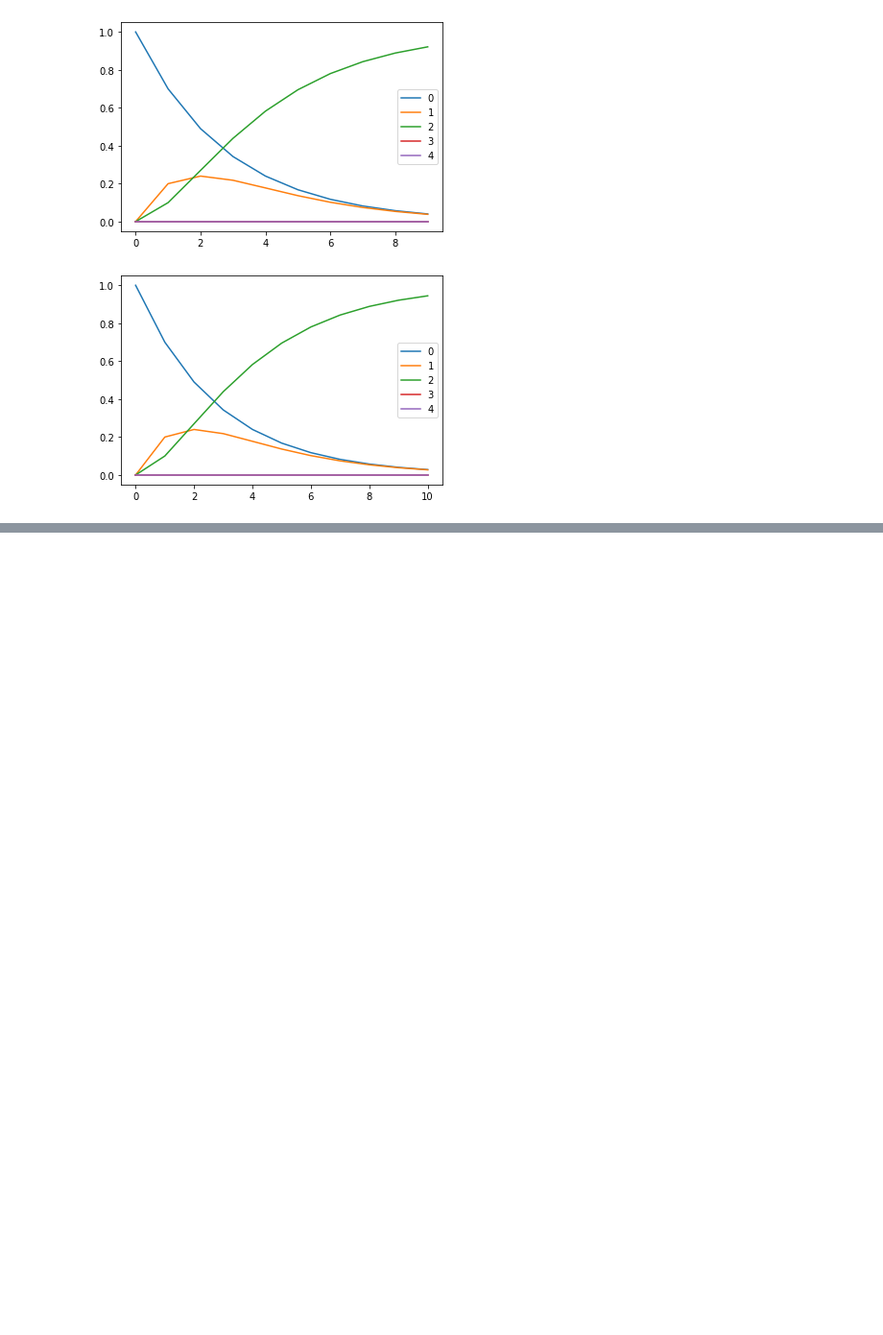
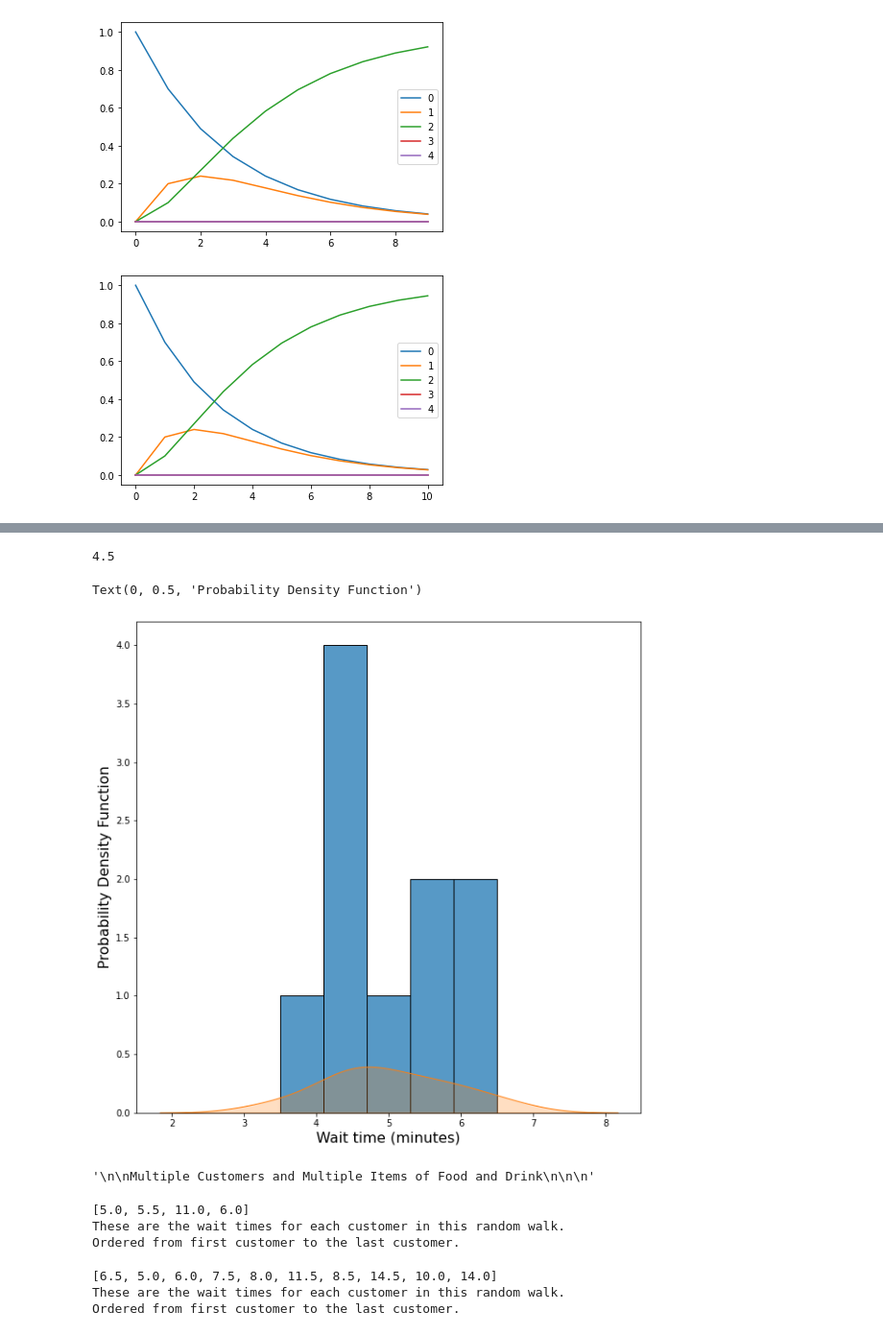
Before and after one commit to 16mnd/Stochastic_Processes, a Jupyter notebook: Sotchastic_Processes.ipynb, the cells around one changed output, grey strips where cells are left out. Shown at 96% size. Saved outputs shown, nothing was run; the diff lists cells and outputs as text; code cells hidden in the pictures; blank space fills up the shorter version.

```diff
--- a/Sotchastic_Processes.ipynb
+++ b/Sotchastic_Processes.ipynb
@@ -216,0 +325,13 @@ The Markov Chain has 1 absorbing state (index):
+# %%
+#assigning mean value and variance for each item of food and drink. So the probability of selecting that food and the mean and variance alongside it
+
+food_info = pd.DataFrame(kind_of_food,columns=['State 1'])
+mean_list = []
+var_list = []
+for i in range(len(food_info)):
+    mean_list.append(np.random.choice(np.linspace(3,6,1000)))
+    var_list.append(np.random.choice(np.linspace(0.1,1.5,1000)))
+food_info[r'$\mean$']=mean_list
+food_info[r'$\std$']=var_list
+food_info[r'$p$'] = prob
+food_info.head()
@@ -216,0 +345,47 @@ The Markov Chain has 1 absorbing state (index):
+# %%
+#markov chain for choosing a random food item and how long it would take to order and get your drink (given this distribution of items of food)
+
+def multipleItemsAndTimes():
+    start = states['O']
+    ordering_time = 0.5  #half a minute to order food and drink
+    first_state = states['W']
+    chosen = np.random.choice(range(0,len(kind_of_food)),p=prob)
+    mean, var = food_info[r'$\mean$'].loc[chosen], food_info[r'$\std$'].loc[chosen]
+    wait_time = 0
+    z = 0
+    while z == 0:
+        p = stats.norm.cdf(wait_time, loc=mean, scale=var)
+        z = np.random.choice([0,1],p = [1-p,p])
+        wait_time = wait_time+0.5
+
+    return wait_time
+multipleItemsAndTimes()
+# %% [output]
+4.5
+# %%
+wait_time_list = []
+for i in range(10): #10 simulations of this game.. more simulations we run the closer we get to the stationary distribution
+    wait_time_list.append(multipleItemsAndTimes())
+plt.figure(figsize=(10,10))
+sns.histplot(wait_time_list,fill=True)   #histogram plotting of distirubtion for wait time
+plt.xlabel('Waiting time (minutes)',fontsize=16)
+plt.ylabel('Count',fontsize=16)
+sns.kdeplot(wait_time_list,fill=True)  #kernel density plot of disitribution
+plt.xlabel('Wait time (minutes)',fontsize=16)
+plt.ylabel('Probability Density Function',fontsize=16)
+# %% [output]
+Text(0, 0.5, 'Probability Density Function')
+[figure, added]
+# %%
+####################################################################################
+
+'''
+
+Multiple Customers and Multiple Items of Food and Drink
+
+
+'''
+
+####################################################################################
+# %% [output]
+'\n\nMultiple Customers and Multiple Items of Food and Drink\n\n\n'
@@ -216,0 +419,16 @@ The Markov Chain has 1 absorbing state (index):
+# %%
+print(Random_Food_MultiplePeople(4,2))
+print("These are the wait times for each customer in this random walk.")
+print("Ordered from first customer to the last customer.")
+# %% [output]
+[5.0, 5.5, 11.0, 6.0]
+These are the wait times for each customer in this random walk.
+Ordered from first customer to the last customer.
+# %%
+print(Random_Food_MultiplePeople(10,5))
+print("These are the wait times for each customer in this random walk.")
+print("Ordered from first customer to the last customer.")
+# %% [output]
+[6.5, 5.0, 6.0, 7.5, 8.0, 11.5, 8.5, 14.5, 10.0, 14.0]
+These are the wait times for each customer in this random walk.
+Ordered from first customer to the last customer.
```
Also changed, not shown: parts of 18 cells of this notebook, 2 other files.
